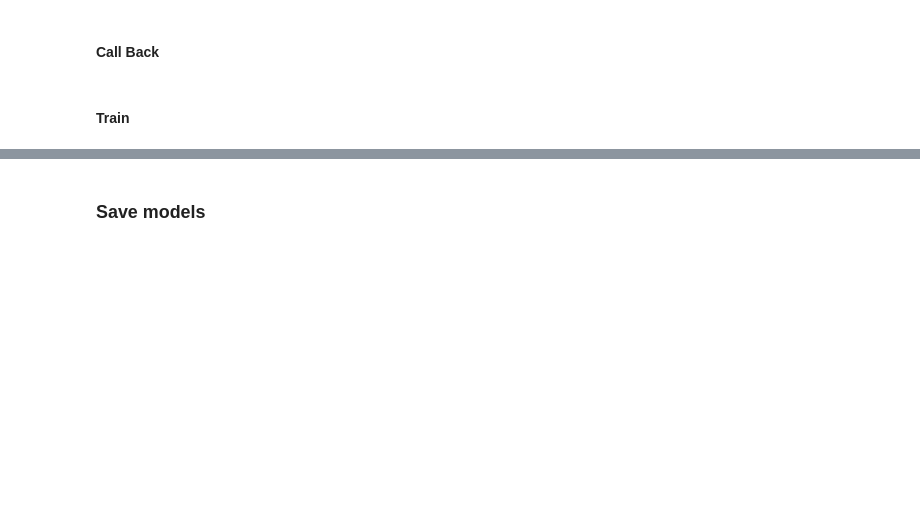
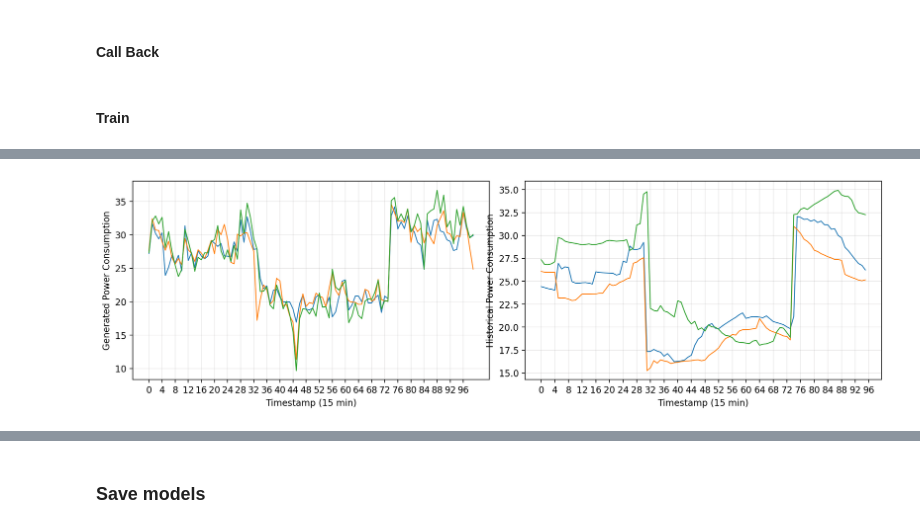
Before and after one commit to FarzaneEzzati/RCMG-PlanningOperation, a Jupyter notebook: Scenarios/Load Demand/HarrisCounty/GAN.ipynb, the cells around one changed output, grey strips where cells are left out. Saved outputs shown, nothing was run; the diff lists cells and outputs as text; code cells hidden in the pictures; blank space fills up the shorter version.

```diff
--- a/Scenarios/Load Demand/HarrisCounty/GAN.ipynb
+++ b/Scenarios/Load Demand/HarrisCounty/GAN.ipynb
@@ -24,8 +24,8 @@ warnings.filterwarnings('ignore')
 
 c = pd.read_csv('../../../Visualizations/color.csv')['color']
 # %%
-month_name='NovDec'
-day_type = 'w'
+month_name='SepOct'
+day_type = 'e'
 my_data = pd.read_csv(f'ForGAN/{month_name}.csv')
 ds = []
 if day_type == 'w':
@@ -249,29 +293,47 @@ Epoch 600/600
 # %%
-scenario_size = 30
-normal_noise = tf.random.normal((scenario_size, batch_size, 1))
-n = [np.random.normal() for _ in range(scenario_size)]
-series = np.multiply(generator.predict(normal_noise), max)
-resolution = 100
+if True:
+    scenario_size = 30
+    normal_noise = tf.random.normal((scenario_size, batch_size, 1))
+    n = [np.random.normal() for _ in range(scenario_size)]
+    series = np.multiply(generator.predict(normal_noise), max)
+    resolution = 100
 
-probabilities = []
-ranges = np.linspace(-3.5, 3.5, 8)
-intervals = np.linspace(-3, 3, 7)
-probs = [stats.norm.cdf(i) for i in n]
-prob_ranges = {intervals[i]: [stats.norm.cdf(ranges[i]), stats.norm.cdf(ranges[i+1])] for i in range(len(intervals))}
-for i in probs:
-    for key in intervals:
-        if prob_ranges[key][0]<= i <=prob_ranges[key][1]:
-            probabilities.append(prob_ranges[key][1]-prob_ranges[key][0])
-            break
-scenarios = {'probs': probabilities}
-for j in range(resolution):
-    scenarios[j] = []
-for i in range(scenario_size):
-    s = series[i].reshape([resolution])
+    probabilities = []
+    ranges = np.linspace(-3.5, 3.5, 8)
+    intervals = np.linspace(-3, 3, 7)
+    probs = [stats.norm.cdf(i) for i in n]
+    prob_ranges = {intervals[i]: [stats.norm.cdf(ranges[i]), stats.norm.cdf(ranges[i+1])] for i in range(len(intervals))}
+    for i in probs:
+        for key in intervals:
+            if prob_ranges[key][0]<= i <=prob_ranges[key][1]:
+                probabilities.append(prob_ranges[key][1]-prob_ranges[key][0])
+                break
+    scenarios = {'probs': probabilities}
     for j in range(resolution):
-        scenarios[j].append(s[j])
+        scenarios[j] = []
+    for i in range(scenario_size):
+        s = series[i].reshape([resolution])
+        for j in range(resolution):
+            scenarios[j].append(s[j])
+pd.DataFrame(scenarios).to_csv(f'LoadScenarios-{month_name}-{day_type}.csv')
+if True:
+    ticks = [i for i in range(resolution) if i%4 == 0]
+    fig, ax = plt.subplots(1, 2, figsize=(15, 4), dpi=200)
+    for s in series[:3]:
+        ax[0].plot(range(resolution), s.reshape([resolution]), linewidth=1)
+    ax[0].set_xlabel('Timestamp (15 min)')
+    ax[0].set_ylabel('Generated Power Consumption')
+    ax[0].set_xticks(ticks, ticks)
+    ax[0].grid(color='#666362', linestyle='-', linewidth=0.1)
 
-
-
-pd.DataFrame(scenarios).to_csv(f'LoadScenarios-{month_name}-{day_type}.csv')
+    if day_type == 'w':
+        ax[1].plot(my_data[[c for c in my_data.columns if 'weekday' in c][:3]], linewidth=1)
+    else:
+        ax[1].plot(my_data[[c for c in my_data.columns if 'weekend' in c][:3]], linewidth=1)
+    ax[1].set_xlabel('Timestamp (15 min)')
+    ax[1].set_ylabel('Historical Power Consumption')
+    ax[1].set_xticks(ticks, ticks)
+    ax[1].grid(color='#666362', linestyle='-', linewidth=0.1)
+    plt.subplots_adjust(wspace=0.1)
+# plt.savefig(f'IMG/{month_name}-{day_type}.jpg', bbox_inches='tight')
 # %% [output]
@@ -278,0 +341 @@ pd.DataFrame(scenarios).to_csv(f'LoadScenarios-{month_name}-{day_type}.csv')
+[figure, added]
```
Also changed, not shown: parts of 6 cells of this notebook, 57 other files.
